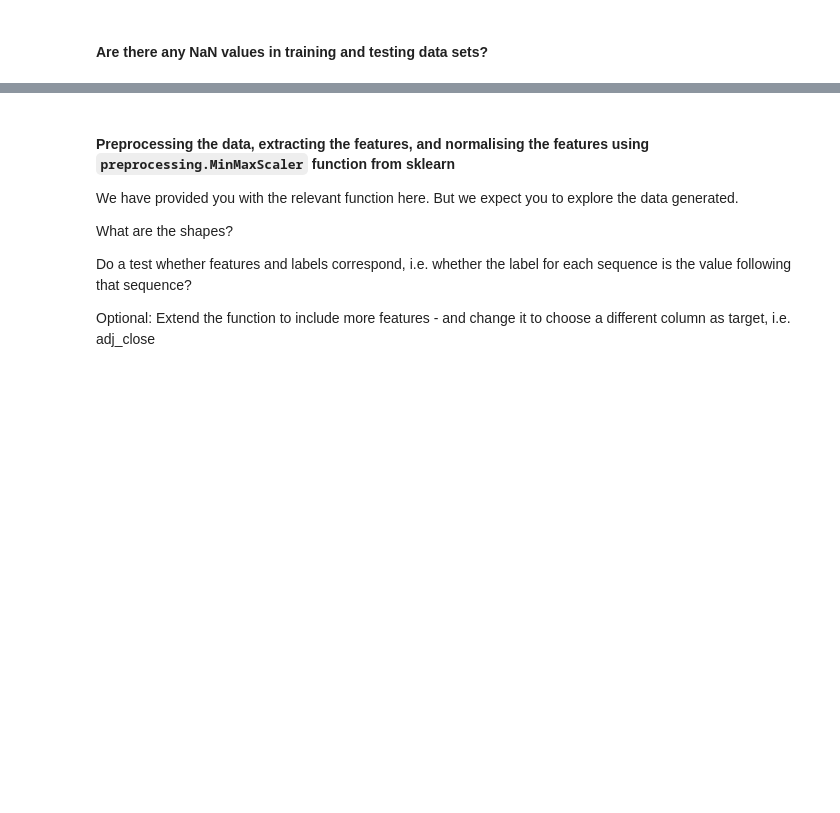
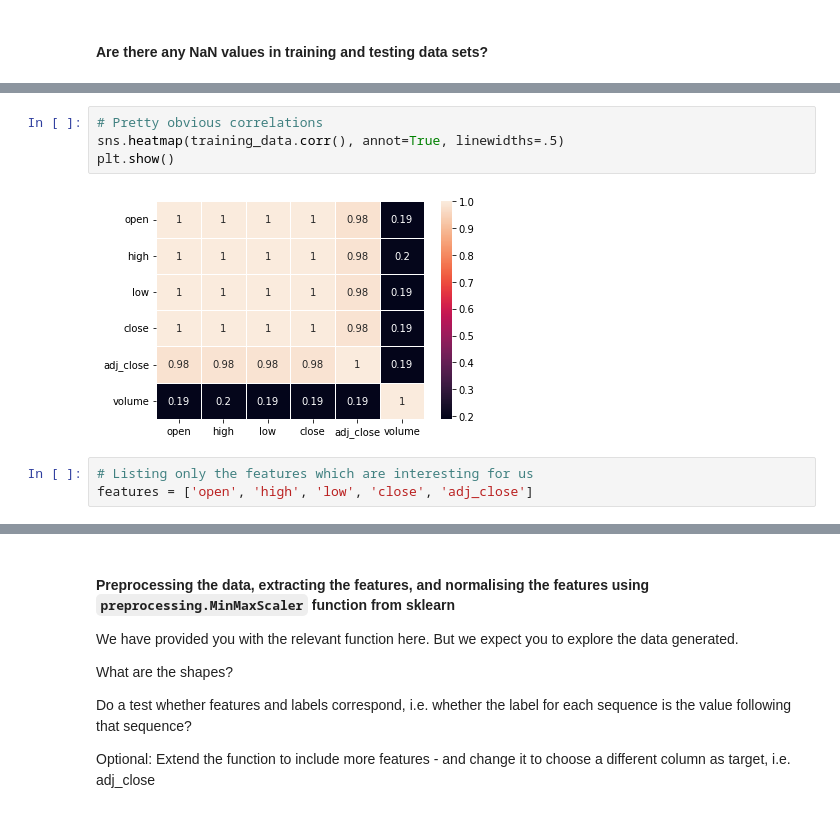
Before and after one commit to peto-ivanov/gda, a Jupyter notebook: quests/RNN-quest_stock_prediction.ipynb, the cells around one changed output, grey strips where cells are left out. Drawn from its saved outputs; the diff is of its cells as text; blank space fills up the shorter version.

```diff
--- a/quests/RNN-quest_stock_prediction.ipynb
+++ b/quests/RNN-quest_stock_prediction.ipynb
@@ -54,0 +138,9 @@ Testing data shape is (148, 7)
+# %%
+# Pretty obvious correlations
+sns.heatmap(training_data.corr(), annot=True, linewidths=.5)
+plt.show()
+# %% [output]
+[figure, added]
+# %%
+# Listing only the features which are interesting for us
+features = ['open', 'high', 'low', 'close', 'adj_close']
```
Also changed, not shown: parts of 50 cells of this notebook.
